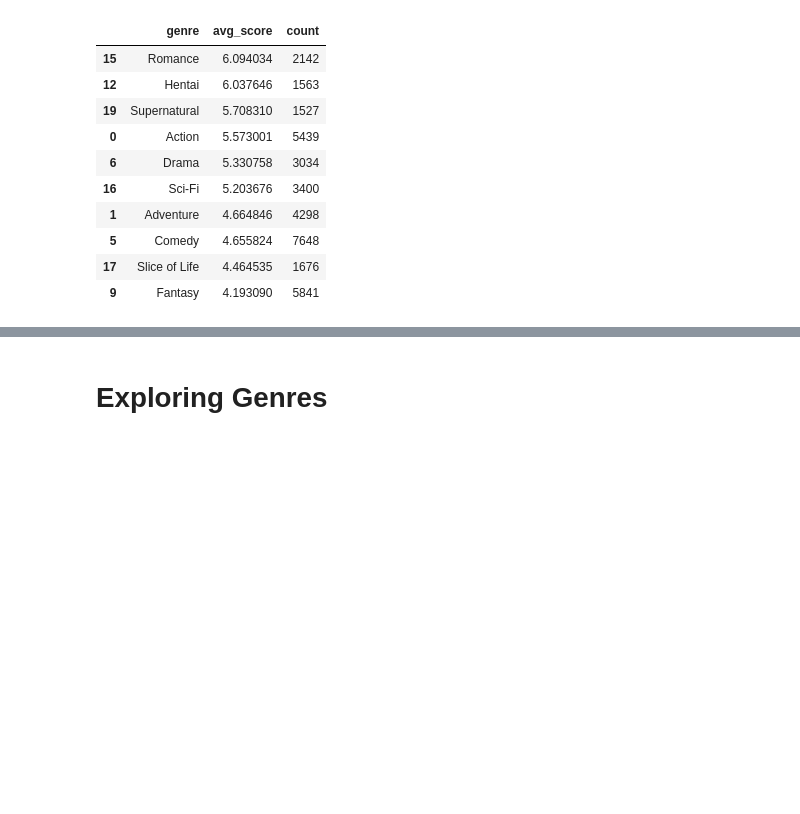
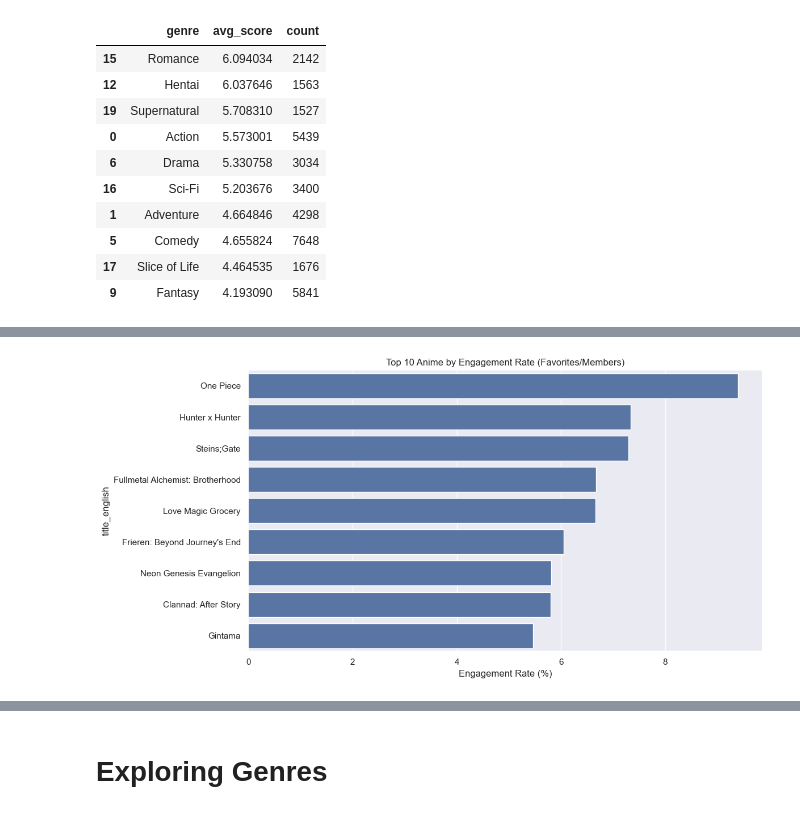
Before and after one commit to ImCodingCat/capstone_project, a Jupyter notebook: explore/explore.ipynb, the cells around one changed output, grey strips where cells are left out. Saved outputs shown, nothing was run; the diff lists cells and outputs as text; code cells hidden in the pictures; blank space fills up the shorter version.

```diff
--- a/explore/explore.ipynb
+++ b/explore/explore.ipynb
@@ -335,0 +363,11 @@ plt.show()
+# %%
+plt.figure(figsize=(12, 6))
+anime_df['engagement_rate'] = anime_df['favorites'] / anime_df['members'] * 100
+top_engaged = anime_df.nlargest(10, 'engagement_rate')
+sns.barplot(data=top_engaged, x='engagement_rate', y='title_english')
+plt.title('Top 10 Anime by Engagement Rate (Favorites/Members)')
+plt.xlabel('Engagement Rate (%)')
+plt.tight_layout()
+plt.show()
+# %% [output]
+[figure, added]
```
Also changed, not shown: parts of 24 cells of this notebook.
